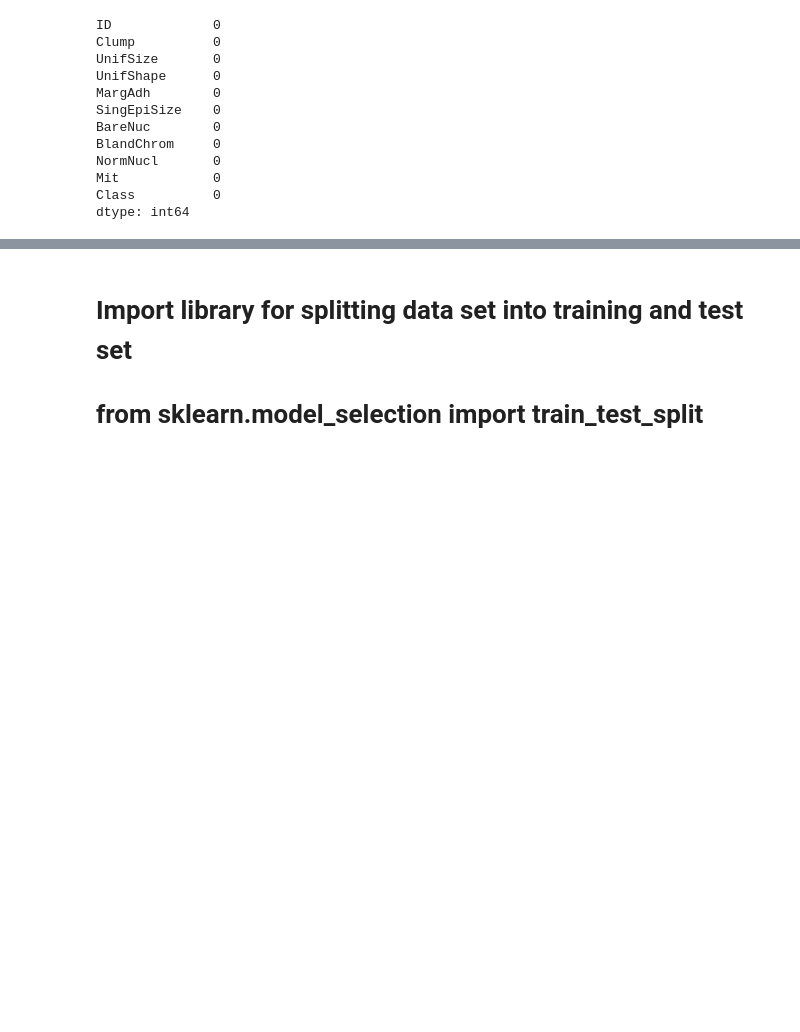
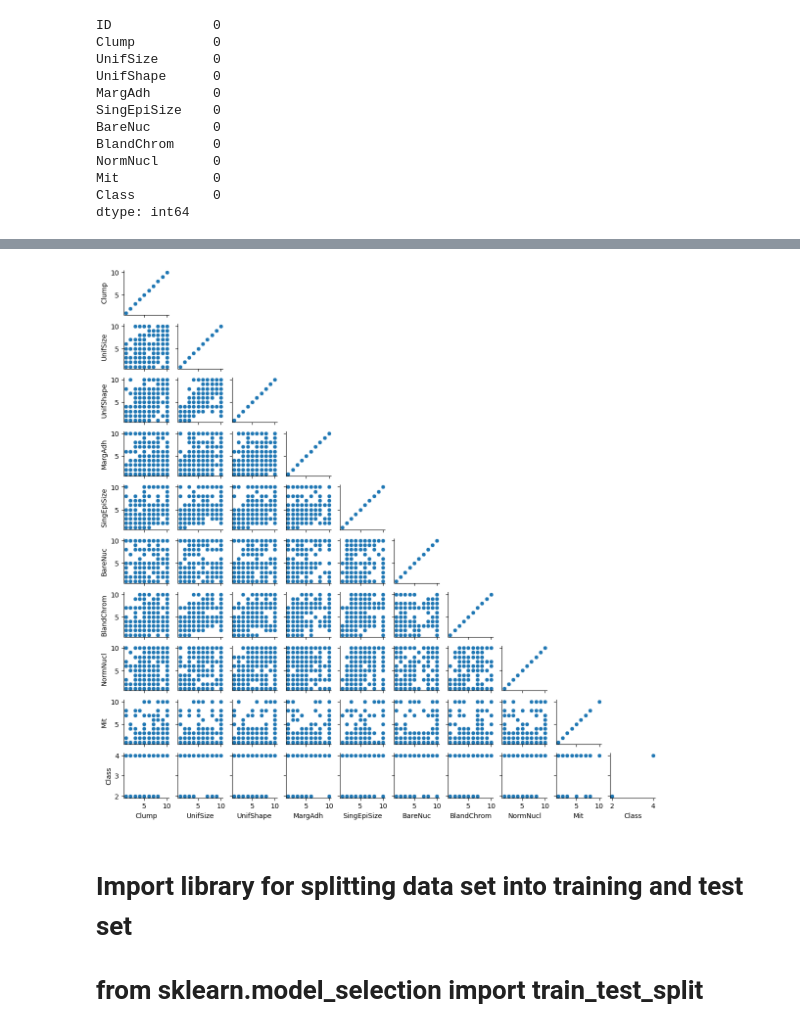
Before and after one commit to amitkr2410/MachineLearning, a Jupyter notebook: SupportVectorMachine/main_svm.ipynb, the cells around one changed output, grey strips where cells are left out. Saved outputs shown, nothing was run; the diff lists cells and outputs as text; code cells hidden in the pictures; blank space fills up the shorter version.

```diff
--- a/SupportVectorMachine/main_svm.ipynb
+++ b/SupportVectorMachine/main_svm.ipynb
@@ -171,3 +193,34 @@ dtype: object
+# %%
+Nmax = len(ColumnLabelsList)
+fig, axs = plt.subplots(Nmax,Nmax, figsize=(14,14))
+for i in range(Nmax):
+    for j in range(0,Nmax):
+        if j <=i:
+            sb.scatterplot( x=df_new[ColumnLabelsList[j]], y=df_new[ColumnLabelsList[i]], ax=axs[i,j] )
+            axs[i,j].spines[['right', 'top']].set_visible(False)
+        else:
+
+            axs[i,j].spines[['right', 'top', 'left', 'bottom']].set_visible(False)
+            axs[i,j].set(ylabel=None)
+            axs[i,j].set(xlabel=None)
+            axs[i,j].set_xticks([])
+            axs[i,j].set_yticks([])
+        if j != 0 and i != Nmax-1:
+            axs[i,j].set(ylabel=None)
+            axs[i,j].set(xlabel=None)
+            axs[i,j].set(xticklabels=[])
+            axs[i,j].set(yticklabels=[])
+        if j!=0 and i == Nmax-1:
+            axs[i,j].set(ylabel=None)
+            axs[i,j].set(yticklabels=[])
+        if j==0 and i != Nmax-1:
+            axs[i,j].set(xlabel=None)
+            axs[i,j].set(xticklabels=[])
+
+
+plt.show()
+# %% [output]
+[figure, added]
 # %% [markdown]
 # Import library for splitting data set into training and test set
 # from sklearn.model_selection import train_test_split
```
Also changed, not shown: parts of 20 cells of this notebook, 16 other files.
